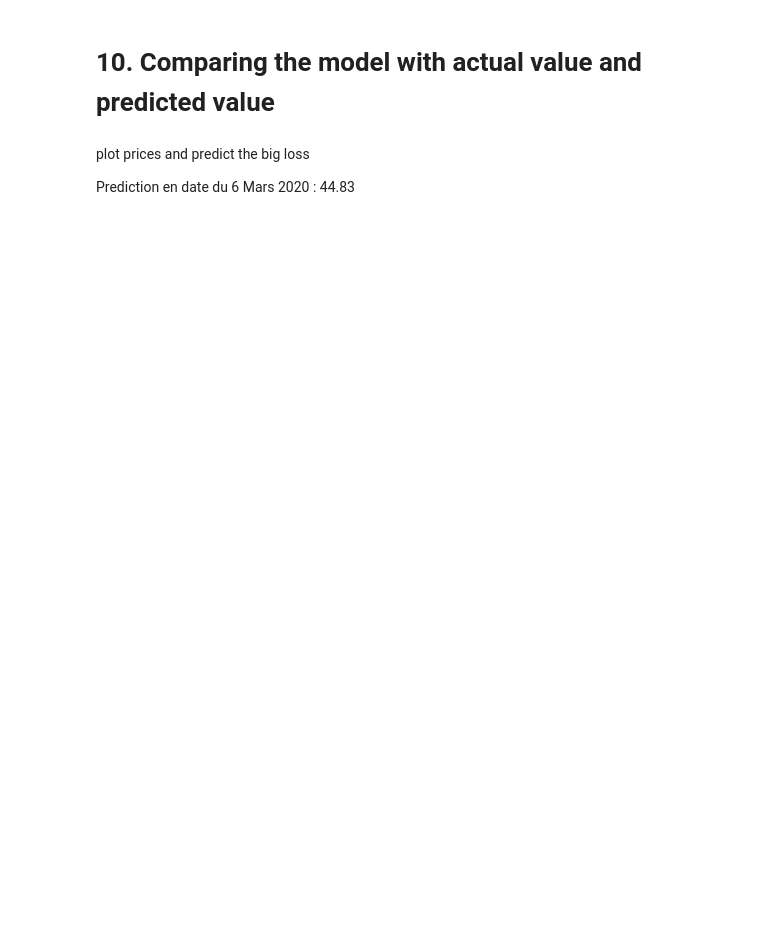
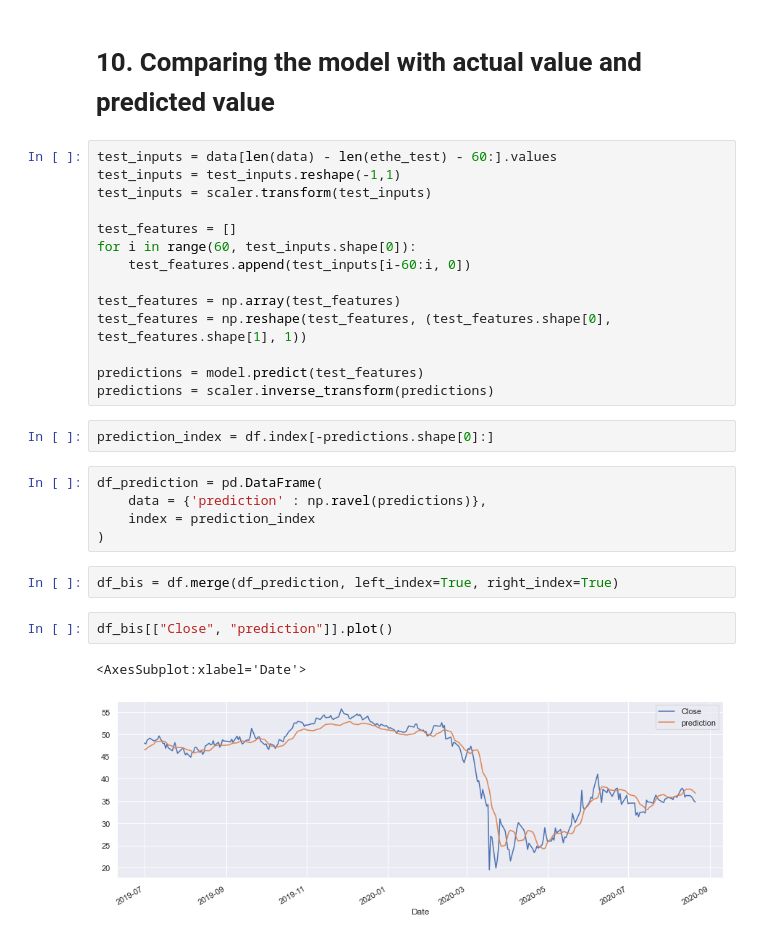
Before and after one commit to SoothingDuck/ethereum-analysis, a Jupyter notebook: notebooks/stock-recurrent-neural-network.ipynb, the cells around one changed output. Drawn from its saved outputs; the diff is of its cells as text; blank space fills up the shorter version.

```diff
--- a/notebooks/stock-recurrent-neural-network.ipynb
+++ b/notebooks/stock-recurrent-neural-network.ipynb
@@ -160,7 +156,31 @@ Epoch 50/50
 <keras.callbacks.callbacks.History at 0x...>
 # %% [markdown]
 # 10. Comparing the model with actual value and predicted value
-# %% [markdown]
-plot prices and predict the big loss
-
-Prediction en date du 6 Mars 2020 : 44.83
+# %%
+test_inputs = data[len(data) - len(ethe_test) - 60:].values
+test_inputs = test_inputs.reshape(-1,1)
+test_inputs = scaler.transform(test_inputs)
+
+test_features = []
+for i in range(60, test_inputs.shape[0]):
+    test_features.append(test_inputs[i-60:i, 0])
+
+test_features = np.array(test_features)
+test_features = np.reshape(test_features, (test_features.shape[0], test_features.shape[1], 1))
+
+predictions = model.predict(test_features)
+predictions = scaler.inverse_transform(predictions)
+# %%
+prediction_index = df.index[-predictions.shape[0]:]
+# %%
+df_prediction = pd.DataFrame(
+    data = {'prediction' : np.ravel(predictions)},
+    index = prediction_index
+)
+# %%
+df_bis = df.merge(df_prediction, left_index=True, right_index=True)
+# %%
+df_bis[["Close", "prediction"]].plot()
+# %% [output]
+<AxesSubplot:xlabel='Date'>
+[figure, added]
```
Also changed, not shown: parts of 13 cells of this notebook, 2 other files.
